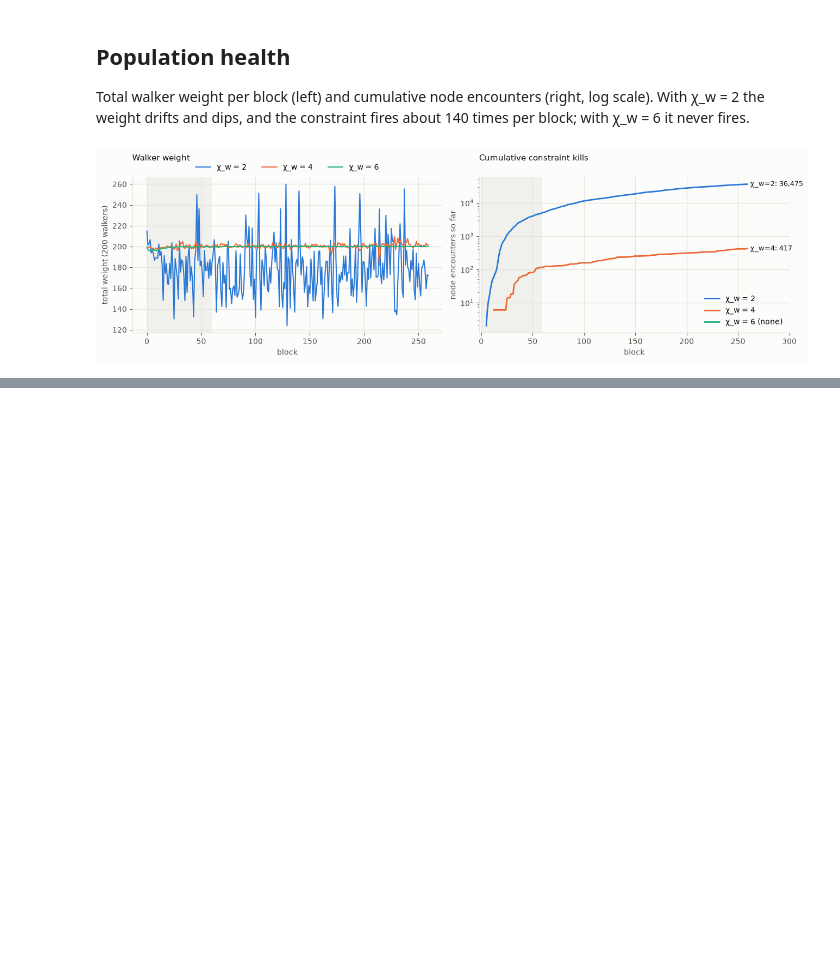
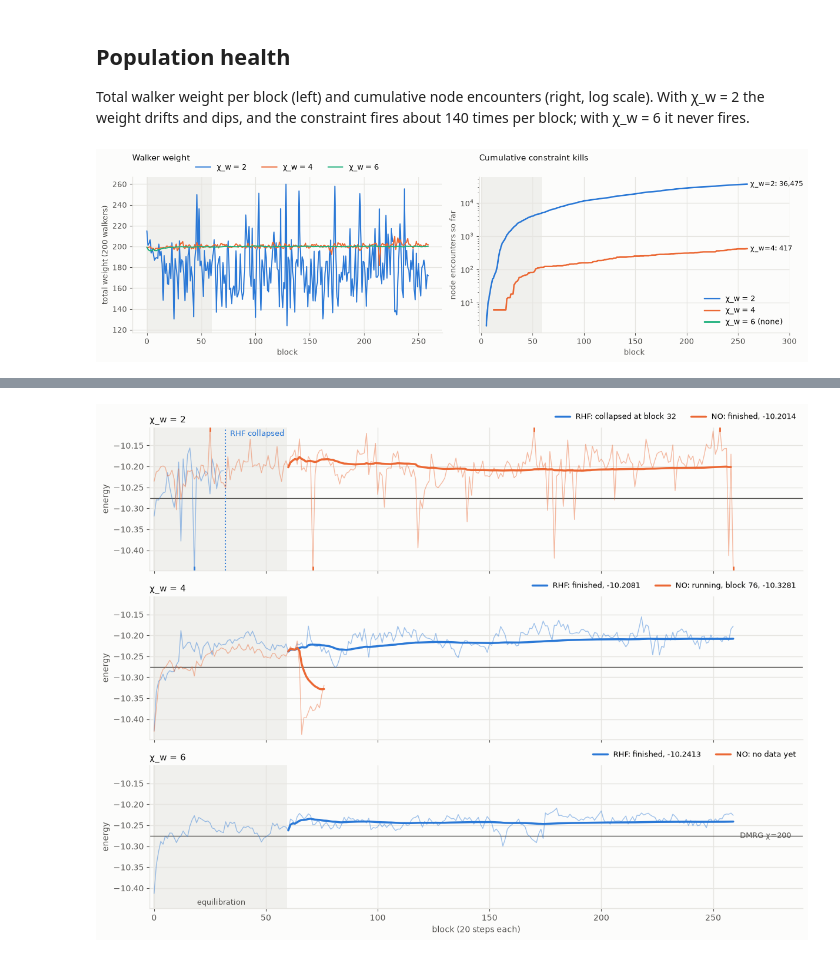
Before and after one commit to franappi11/trot_mps, a Jupyter notebook: trot/gmps/sweep_L32_T8_plots.ipynb, the cells around one changed output, grey strips where cells are left out. Drawn from its saved outputs; the diff is of its cells as text; code cells hidden in the pictures; blank space fills up the shorter version.

```diff
--- a/trot/gmps/sweep_L32_T8_plots.ipynb
+++ b/trot/gmps/sweep_L32_T8_plots.ipynb
@@ -176,0 +320,33 @@ plt.show()
+# %%
+alle = np.concatenate([r["e"] for r in runs8.values() if len(r["e"])])
+ylo = min(np.percentile(alle, 0.5), E_ref8) - 0.02
+yhi = np.percentile(alle, 99.5) + 0.02
+fig, axes = plt.subplots(3, 1, figsize=(12, 9), sharex=True, sharey=True, constrained_layout=True)
+for ax, w in zip(axes, CHI_W8):
+    ax.axvspan(-0.5, n_eql - 0.5, color=GRID, alpha=0.5, lw=0)
+    ax.axhline(E_ref8, color=INK2, lw=1)
+    for ref, c in REF_COLOR.items():
+        r = runs8[(ref, w)]
+        label = f"{ref}: {r['status']}" + (f", {r['running'][-1]:.4f}" if "running" in r else "")
+        if len(r["b"]):
+            ax.plot(r["b"], np.clip(r["e"], ylo, yhi), color=c, lw=1, alpha=0.45)
+            out = (r["e"] < ylo) | (r["e"] > yhi)
+            ax.plot(r["b"][out], np.clip(r["e"][out], ylo, yhi), "|", ms=10, mew=2, color=c)
+        if "running" in r:
+            ax.plot(r["kept_b"], r["running"], color=c, lw=2.5, label=label)
+        else:
+            ax.plot([], [], color=c, lw=2.5, label=label)
+        if r["collapsed"] is not None:
+            ax.axvline(r["collapsed"], color=c, lw=1.5, ls=":")
+            ax.text(r["collapsed"] + 2, yhi - 0.005, f"{ref} collapsed", color=c, va="top", fontsize=9)
+    ax.set_ylabel("energy")
+    ax.set_title(f"χ_w = {w}", loc="left")
+    ax.legend(loc="lower right", bbox_to_anchor=(1.0, 1.0), ncol=2, fontsize=9)
+axes[-1].text(n_eql / 2, ylo + 0.005, "equilibration", color=INK2, ha="center", va="bottom", fontsize=9)
+axes[-1].text(262, E_ref8, "DMRG χ=200", color=INK2, va="center", fontsize=9)
+axes[-1].set_xlabel("block (20 steps each)")
+axes[0].set_ylim(ylo, yhi)
+axes[0].set_xlim(-2, 290)
+plt.show()
+# %% [output]
+[figure, added]
```
Also changed, not shown: parts of 7 cells of this notebook, 3 other files.
